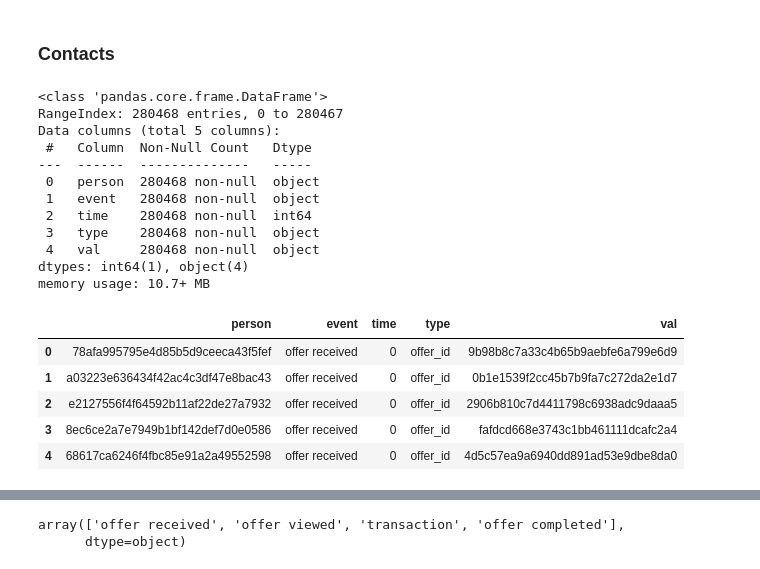
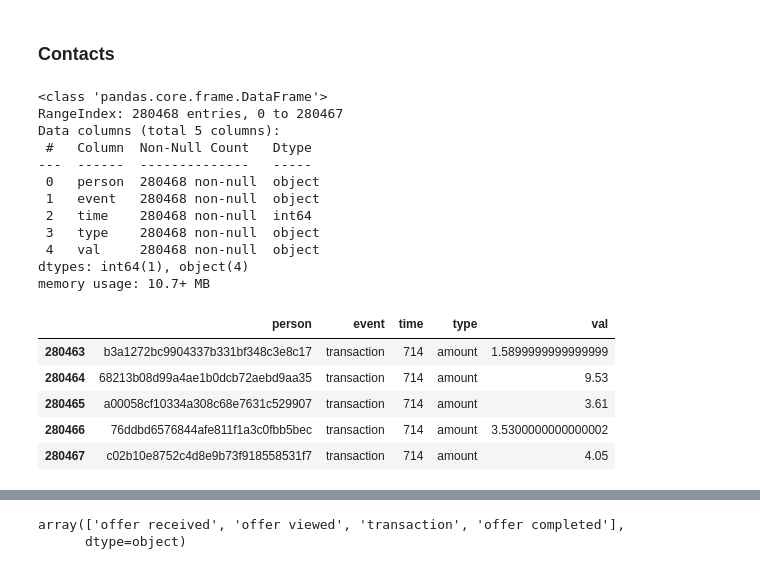
Before and after one commit to alexblang/crm, a Jupyter notebook: aufgabe_1_overview.ipynb, the cells around one changed output, grey strips where cells are left out. Drawn from its saved outputs; the diff is of its cells as text; code cells hidden in the pictures.

```diff
--- a/aufgabe_1_overview.ipynb
+++ b/aufgabe_1_overview.ipynb
@@ -67,23 +67,23 @@ offers_data = offers_data.drop(["Unnamed"], axis=1)
 ### Contacts
 # %%
 contacts_data.info()
-contacts_data.head()
+contacts_data.tail()
 # %% [output]
 <class 'pandas.core.frame.DataFrame'>
 RangeIndex: 280468 entries, 0 to 280467
 Data columns (total 5 columns):
  #   Column  Non-Null Count   Dtype
 ---  ------  --------------   -----
  0   person  280468 non-null  object
  1   event   280468 non-null  object
  2   time    280468 non-null  int64
  3   type    280468 non-null  object
  4   val     280468 non-null  object
 dtypes: int64(1), object(4)
 memory usage: 10.7+ MB
 |  | person | event | time | type | val |
-| 0 | 78afa995795e4d85b5d9ceeca43f5fef | offer received | 0 | offer_id | 9b98b8c7a33c4b65b9aebfe6a799e6d9 |
-| 1 | a03223e636434f42ac4c3df47e8bac43 | offer received | 0 | offer_id | 0b1e1539f2cc45b7b9fa7c272da2e1d7 |
-| 2 | e2127556f4f64592b11af22de27a7932 | offer received | 0 | offer_id | 2906b810c7d4411798c6938adc9daaa5 |
-| 3 | 8ec6ce2a7e7949b1bf142def7d0e0586 | offer received | 0 | offer_id | fafdcd668e3743c1bb461111dcafc2a4 |
-| 4 | 68617ca6246f4fbc85e91a2a49552598 | offer received | 0 | offer_id | 4d5c57ea9a6940dd891ad53e9dbe8da0 |
+| 280463 | b3a1272bc9904337b331bf348c3e8c17 | transaction | 714 | amount | 1.5899999999999999 |
+| 280464 | 68213b08d99a4ae1b0dcb72aebd9aa35 | transaction | 714 | amount | 9.53 |
+| 280465 | a00058cf10334a308c68e7631c529907 | transaction | 714 | amount | 3.61 |
+| 280466 | 76ddbd6576844afe811f1a3c0fbb5bec | transaction | 714 | amount | 3.5300000000000002 |
+| 280467 | c02b10e8752c4d8e9b73f918558531f7 | transaction | 714 | amount | 4.05 |
```
Also changed, not shown: parts of 13 cells of this notebook.
